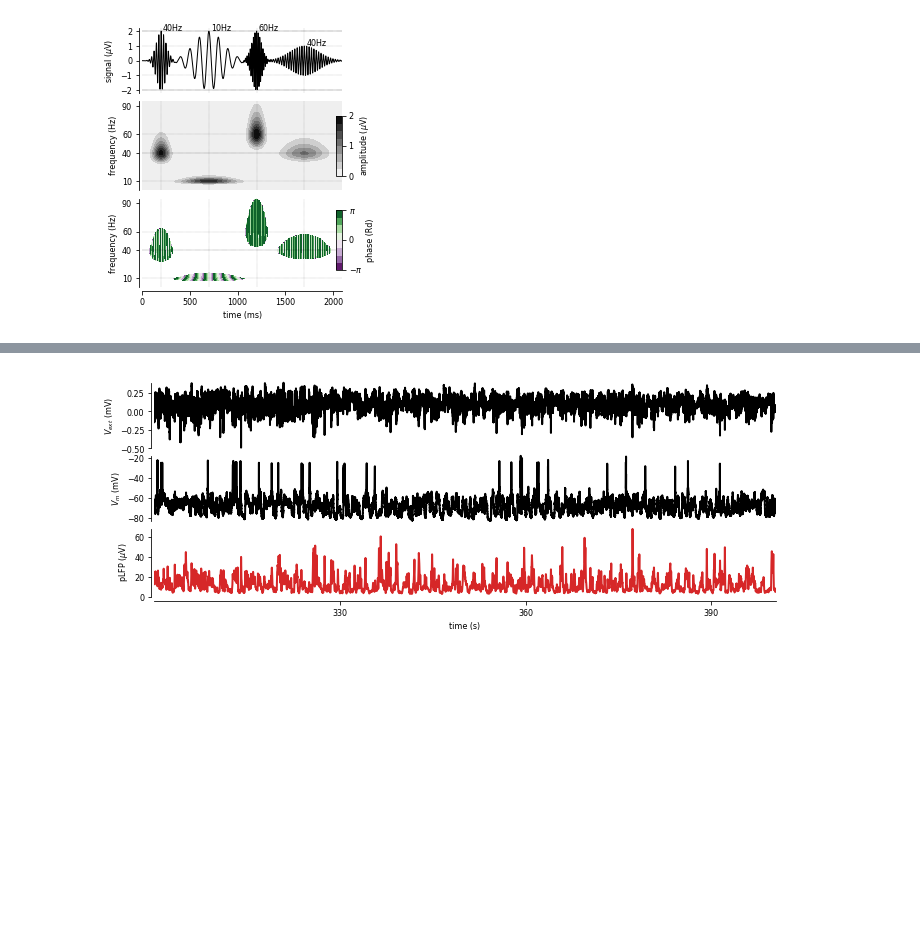
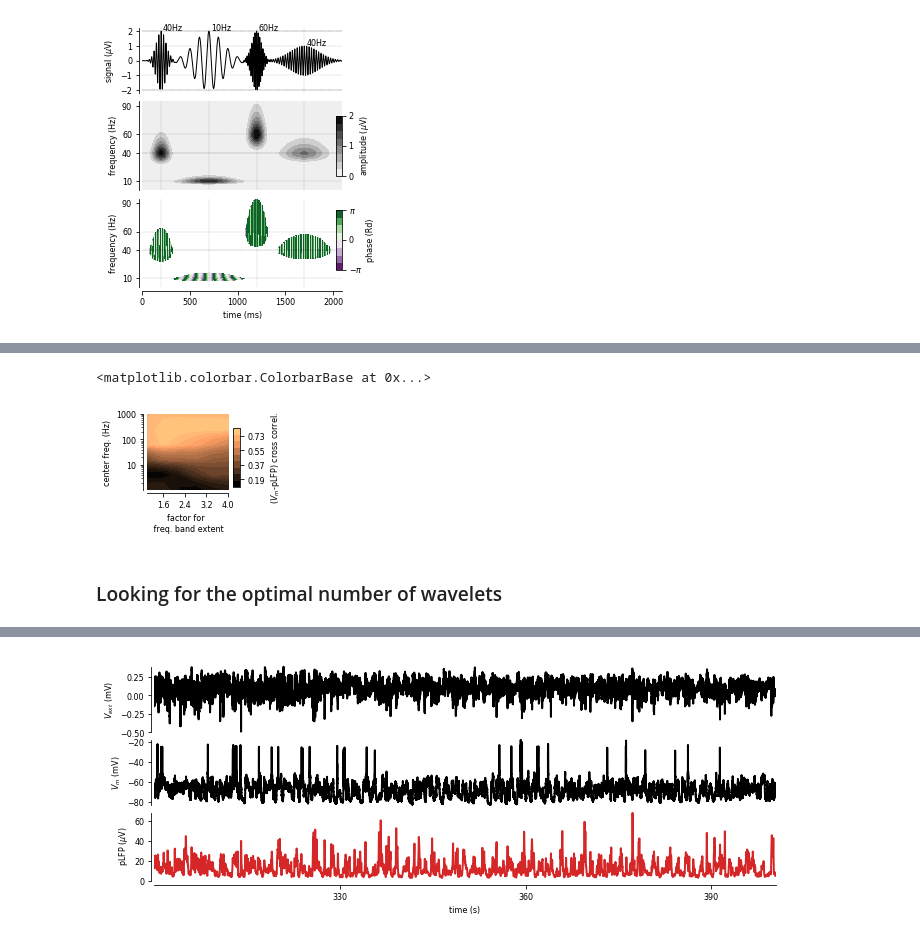
Before and after one commit to yzerlaut/NSI-paper, a Jupyter notebook: Notebook.ipynb, the cells around one changed output, grey strips where cells are left out. Saved outputs shown, nothing was run; the diff lists cells and outputs as text; code cells hidden in the pictures; blank space fills up the shorter version.

```diff
--- a/Notebook.ipynb
+++ b/Notebook.ipynb
@@ -258,0 +342,31 @@ data_awake['dt'] = data_awake['t'][1]-data_awake['t'][0]
+# %%
+DISCRET = 6
+WAVELET_NUM = 5
+CENTER_FREQUENCIES = np.logspace(0,3,DISCRET)
+BAND_LENGTH_FACTOR = np.linspace(1.01,4.,DISCRET)
+
+CROSS_CORRELS = np.zeros((len(CENTER_FREQUENCIES), len(BAND_LENGTH_FACTOR)))
+
+for i, cf in enumerate(CENTER_FREQUENCIES):
+    for j, blf in enumerate(BAND_LENGTH_FACTOR):
+        preprocess_LFP(data_awake, freqs=np.linspace(cf/blf, cf*blf, WAVELET_NUM))
+        CROSS_CORRELS[i,j] = np.abs(np.corrcoef(data_awake['new_Vm'], data_awake['pLFP']))[0,1]
+# %%
+fig_optimum, ax = figure(right=.9)
+p = plt.contourf(BAND_LENGTH_FACTOR, CENTER_FREQUENCIES,
+                 np.array(CROSS_CORRELS),
+                 levels=np.linspace(np.min(CROSS_CORRELS), np.max(CROSS_CORRELS),20),
+                 cmap=copper)
+ax.set_yscale('log')
+set_plot(ax, xlabel='factor for \n freq. band extent', ylabel='center freq. (Hz)',
+         yticks=[10,100,1000], yticks_labels=['10','100','1000'])
+acb = plt.axes([.9,.35,.05,.5])
+build_bar_legend(np.round(np.linspace(np.min(CROSS_CORRELS), np.max(CROSS_CORRELS),5),2),
+                 acb, copper,
+                 color_discretization=10,
+                 label='($V_m$-pLFP) cross correl.')
+# %% [output]
+<matplotlib.colorbar.ColorbarBase at 0x...>
+[figure, added]
+# %% [markdown]
+### Looking for the optimal number of wavelets
```
Also changed, not shown: parts of 13 cells of this notebook.
